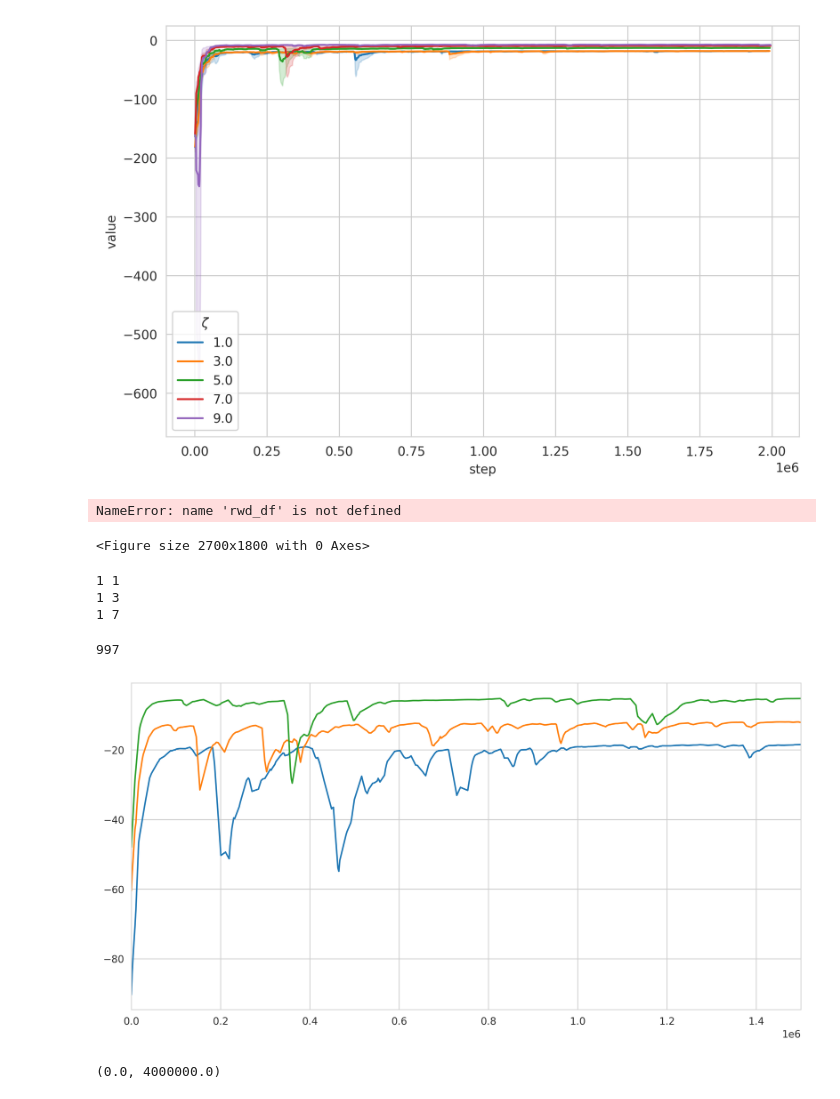
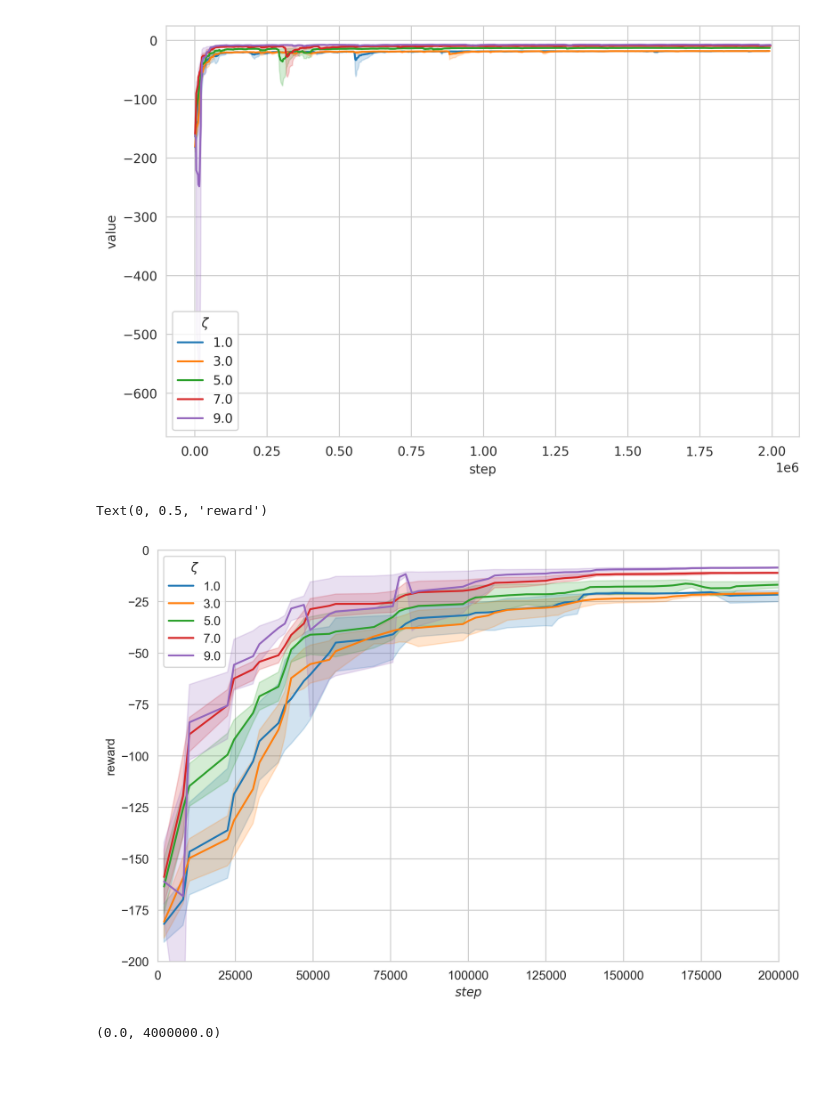
Before and after one commit to qiuruiyu/PDRL, a Jupyter notebook: draw.ipynb, the cells around one changed output. Drawn from its saved outputs; the diff is of its cells as text; code cells hidden in the pictures; blank space fills up the shorter version.

Commit message:
save data

```diff
--- a/draw.ipynb
+++ b/draw.ipynb
@@ -717,49 +734,13 @@ sns.lineplot(data=rwd_df, x='step', y='value', hue='$\zeta$', palette='tab10')
 # %%
 fig = plt.figure(figsize=(9, 6), dpi=300)
 sns.lineplot(data=rwd_df, x='step', y='value', hue='$\zeta$', palette='tab10')
-plt.xlim([0, 1e5])
+plt.xlim([0, 2e5])
 plt.ylim([-200, 0])
 plt.xlabel('$step$')
 plt.ylabel('reward')
 # %% [output]
-NameError: name 'rwd_df' is not defined
+Text(0, 0.5, 'reward')
-<Figure size 2700x1800 with 0 Axes>
+[figure, added]
-# %%
-plt.figure(figsize=(12, 6), dpi=300)
-i = 0
-for q, r in qr_pairs:
-    for adv in advs:
-        if adv:
-            name = 'adv_q_' + str(q) + '_r_' + str(r)
-        else:
-            name = 'q_' + str(q) + '_r_' + str(r)
-        name = 'run-tensorboard_' + name + '_PPO_1-tag-rollout_ep_rew_mean.csv'
-        path = os.path.join('./data/train_records/', name)
-        print(q, r)
-        data = pd.read_csv(path)
-        step = np.array(data['Step'])
-        value = np.array(data['Value'])
-        step, value = reward_cutting(step, value, cutting_point=-100)
-        step, value, std = filter_data(step, value, avg_win=1)
-        plt.plot(step, value, color=cm.tab10(i), label=str(r/q))
-        r1 = list(map(lambda x: x[0]-1.96*x[1], zip(value, std)))
-        r2 = list(map(lambda x: x[0]+1.96*x[1], zip(value, std)))
-        plt.fill_between(step, r1, r2, color=cm.tab10(i), alpha=0.2)
-        i += 1
-# plt.ylabel('Reward', fontsize=14)
-# plt.xlabel('Iteration', fontsize=14)
-# plt.xticks(fontsize=12)
-# plt.yticks(fontsize=12)
-plt.xlim((0, 1.5e6))
-# plt.ylim((-200, 0))
-# # plt.title('reward curves of RL set', fontsize=20)
-# leg = plt.legend(title='$\zeta$', loc='lower right')
-# %% [output]
-1 1
-1 3
-1 7
-997
-[figure, removed]
 # %%
 plt.figure(figsize=(9, 6), dpi=300)
 plt.plot(step, value)
```
Also changed, not shown: parts of 2 cells of this notebook, 2 other files.
